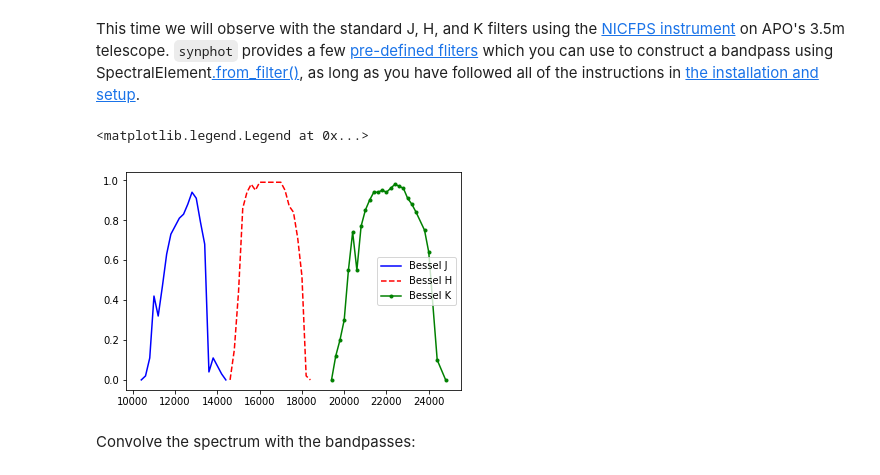
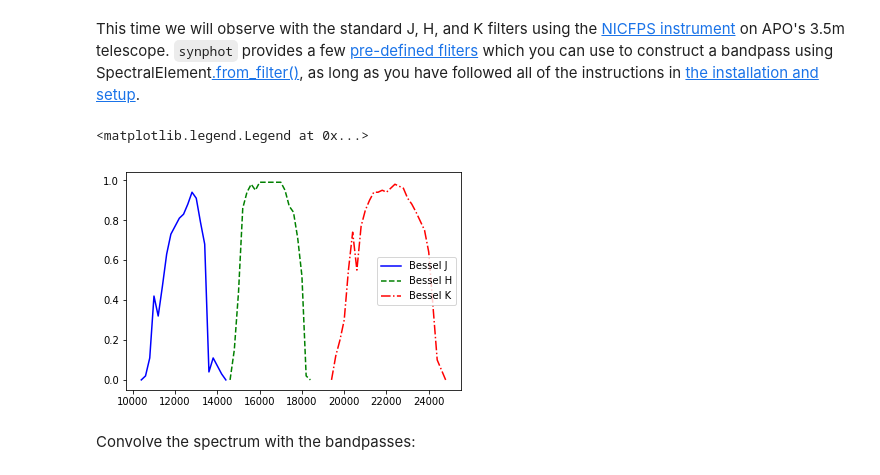
Before and after one commit to spacetelescope/synphot_refactor, a Jupyter notebook: tutorials/observing_examples.ipynb, the cells around one changed output. Drawn from its saved outputs; the diff is of its cells as text; code cells hidden in the pictures.

```diff
--- a/tutorials/observing_examples.ipynb
+++ b/tutorials/observing_examples.ipynb
@@ -86,15 +117,15 @@ This time we will observe with the standard J, H, and K filters using the <a hre
 # %%
 J = SpectralElement.from_filter('bessel_j')
 H = SpectralElement.from_filter('bessel_h')
 K = SpectralElement.from_filter('bessel_k')
 
 plt.plot(J.waveset, J(J.waveset), '-b', \
-         H.waveset, H(H.waveset), '--r', \
-         K.waveset, K(K.waveset), '.-g')
+         H.waveset, H(H.waveset), '--g', \
+         K.waveset, K(K.waveset), '-.r')
 plt.legend([J.meta['header']['descrip'], H.meta['header']['descrip'],  K.meta['header']['descrip']])
 # %% [output]
 <matplotlib.legend.Legend at 0x...>
-[figure, old version]
+[figure, new version]
 # %% [markdown]
 Convolve the spectrum with the bandpasses:
 # %%
```
Also changed, not shown: parts of 9 cells of this notebook.
